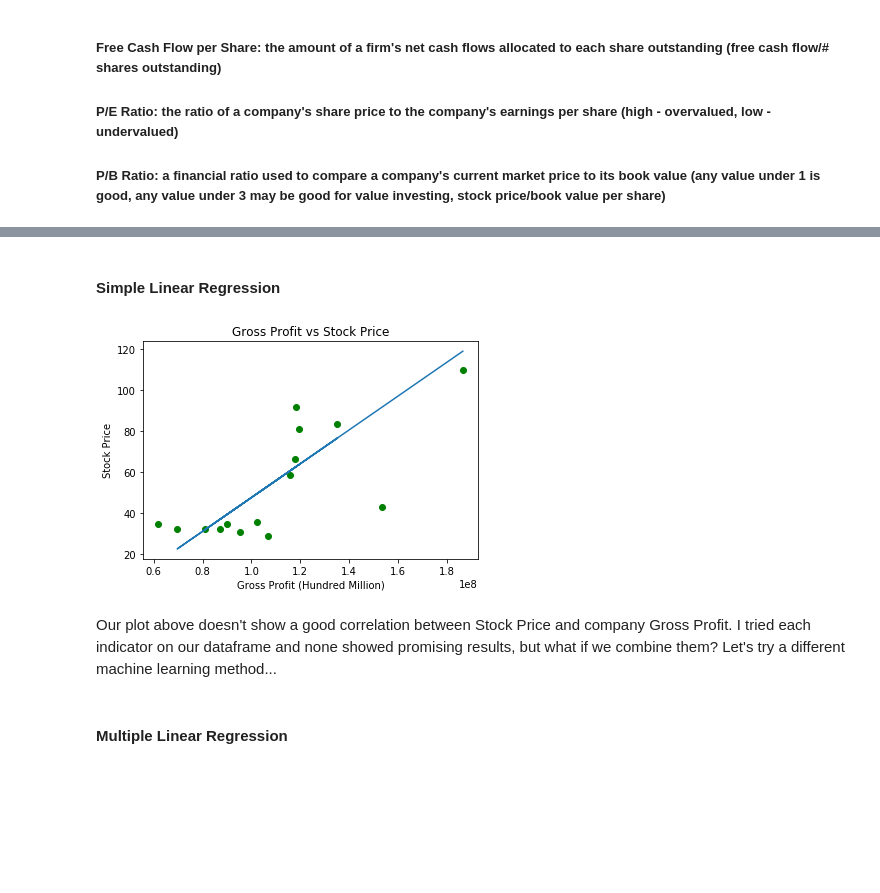
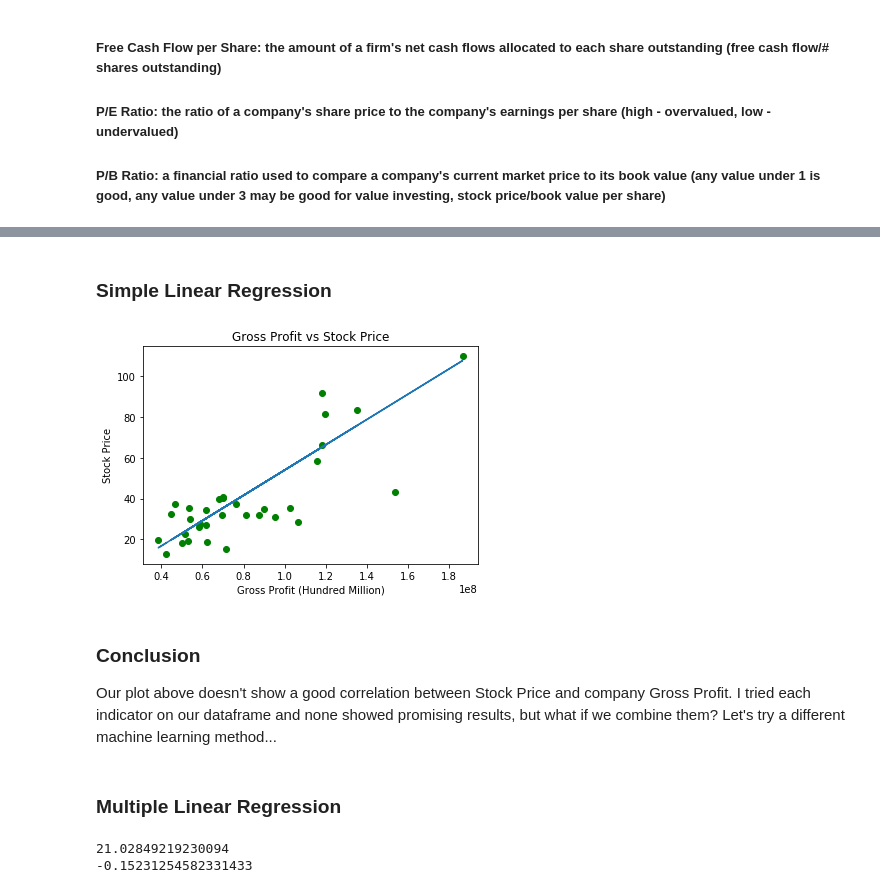
Before and after one commit to FilipKotar/Dynamic-Investment-Blueprint, a Jupyter notebook: Dynamic Investment Blueprint.ipynb, the cells around one changed output, grey strips where cells are left out. Cells and saved outputs as stored; diff of their text form; code cells hidden in the pictures; blank space fills up the shorter version.

```diff
--- a/Dynamic Investment Blueprint.ipynb
+++ b/Dynamic Investment Blueprint.ipynb
@@ -333,7 +344,7 @@ import datetime as dt
 # %%
 # Our dependent variable, Stock Price(x-axis) will be the same throughout our machine learning models
 
-y_prepare = (main_dataframe['Stock Price'])[0:15]
+y_prepare = (main_dataframe['Stock Price'])[0:33]
 
 y = []
 temp = []
@@ -343,47 +354,49 @@ for i in y_prepare:
 
 y.reverse()
 # %% [markdown]
-#### Simple Linear Regression
+### Simple Linear Regression
 # %%
-ex = (main_dataframe['Gross Profit'])[0:15]
+ex = (main_dataframe['Gross Profit'])[0:33]
 
 # Convert all y values to float
 x = []
 temp = []
 for i in ex:
     temp.append(float(i))
     x.append(temp)
     temp = []
 
 x.reverse()
 
 # Split the data into a set for training our model and testing our model
 X_train, X_test, y_train, y_test = train_test_split(x, y, test_size = 0.2, random_state = 0)
 
 
 # Fitting Simple Linear Regression to the Training Set
 model = LinearRegression() # Initialize regressor for model
 model.fit(X_train, y_train) # Fit the model onto
 
 # Predicting the Test set results
 y_pred = model.predict(X_test)
 
 # Visualising with Training set results
 plt.scatter(x, y, color = 'green')
 plt.plot(X_train, model.predict(X_train))
 plt.title('Gross Profit vs Stock Price')
 plt.xlabel('Gross Profit (Hundred Million)')
 plt.ylabel('Stock Price')
 plt.show()
 # %% [output]
-[figure, old version]
+[figure, new version]
 # %% [markdown]
+### Conclusion
 Our plot above doesn't show a good correlation between Stock Price and company Gross Profit. I tried each indicator on our dataframe and none showed promising results, but what if we combine them? Let's try a different machine learning method...
 # %% [markdown]
-#### Multiple Linear Regression
+### Multiple Linear Regression
 # %%
-x_dataframe = main_dataframe.drop(columns=['Timestamp', 'Gross Profit', 'Stock Price'])
-x = x_dataframe.iloc[:15:].values
+x_dataframe = main_dataframe.drop(columns=['Timestamp', 'Gross Profit', 'Stock Price', 'Revenue Growth'])
+x = x_dataframe.iloc[:33:].values
+
 
 # Split the data into a set for training our model and testing our model
 X_train, X_test, y_train, y_test = train_test_split(x, y, test_size = 0.3, random_state = 0)
@@ -396,3 +409,13 @@ model.fit(X_train, y_train) # Fit the model onto
 
 # Predicting the Test set results
 y_pred = model.predict(X_test)
+
+# Run RMSE to test accuracy
+test_set_RMSE = (np.sqrt(mean_squared_error(y_test, y_pred)))
+test_set_r2 = r2_score(y_test, y_pred)
+
+print(test_set_RMSE)
+print(test_set_r2)
+# %% [output]
+21.02849219230094
+-0.15231254582331433
```
Also changed, not shown: parts of 9 cells of this notebook.
